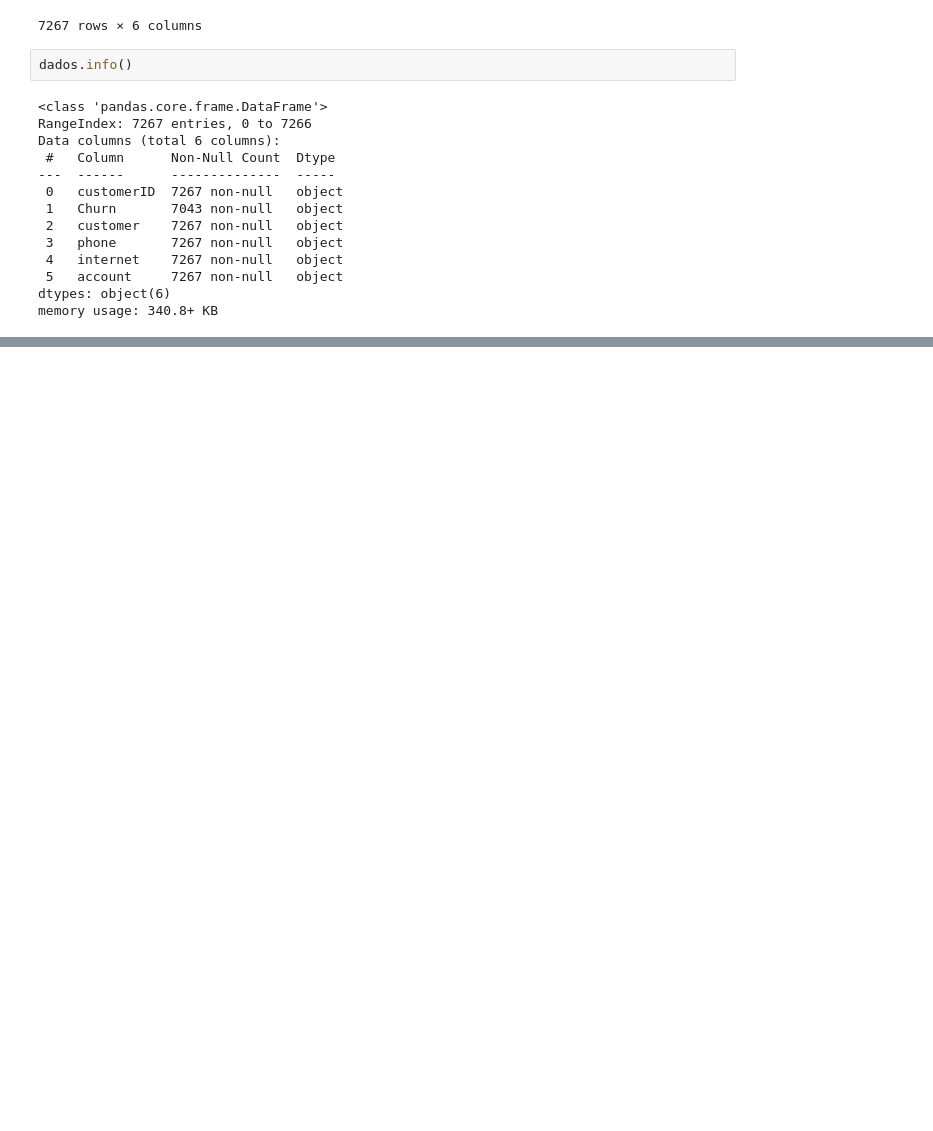
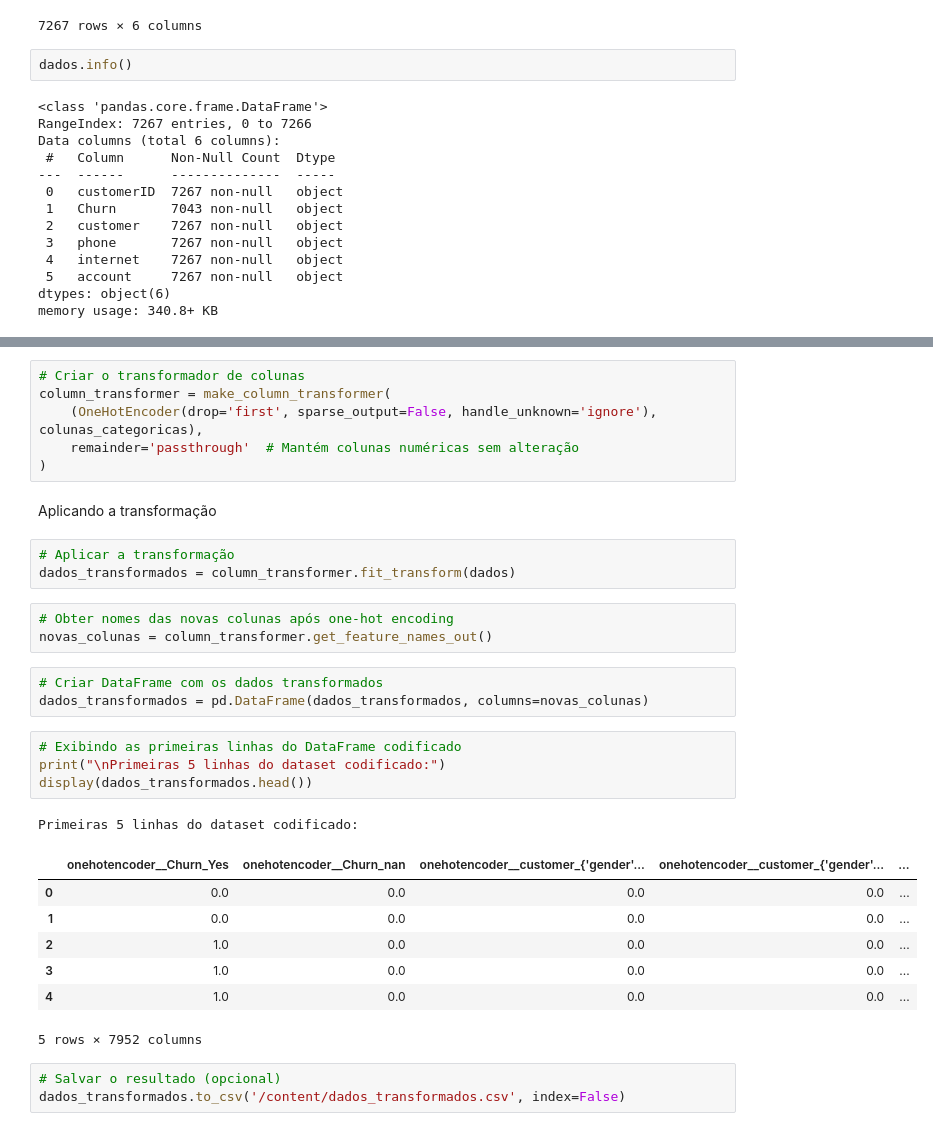
Before and after one commit to SergioCarmo-ro/TelecomX_BR_Parte_II, a Jupyter notebook: TelecomX_BR_Parte_II.ipynb, the cells around one changed output, grey strips where cells are left out. Drawn from its saved outputs; the diff is of its cells as text; blank space fills up the shorter version.

```diff
--- a/TelecomX_BR_Parte_II.ipynb
+++ b/TelecomX_BR_Parte_II.ipynb
@@ -136,0 +73,33 @@ x_train, x_test, y_train, y_test = train_test_split(x_encoded, y_encoded, test_s
+# %%
+# Criar o transformador de colunas
+column_transformer = make_column_transformer(
+    (OneHotEncoder(drop='first', sparse_output=False, handle_unknown='ignore'), colunas_categoricas),
+    remainder='passthrough'  # Mantém colunas numéricas sem alteração
+)
+# %% [markdown]
+Aplicando a transformação
+# %%
+# Aplicar a transformação
+dados_transformados = column_transformer.fit_transform(dados)
+# %%
+# Obter nomes das novas colunas após one-hot encoding
+novas_colunas = column_transformer.get_feature_names_out()
+# %%
+# Criar DataFrame com os dados transformados
+dados_transformados = pd.DataFrame(dados_transformados, columns=novas_colunas)
+# %%
+# Exibindo as primeiras linhas do DataFrame codificado
+print("\nPrimeiras 5 linhas do dataset codificado:")
+display(dados_transformados.head())
+# %% [output]
+Primeiras 5 linhas do dataset codificado:
+|  | onehotencoder__Churn_Yes | onehotencoder__Churn_nan | onehotencoder__customer_{'gender'... | onehotencoder__customer_{'gender'... | ... |
+| 0 | 0.0 | 0.0 | 0.0 | 0.0 | ... |
+| 1 | 0.0 | 0.0 | 0.0 | 0.0 | ... |
+| 2 | 1.0 | 0.0 | 0.0 | 0.0 | ... |
+| 3 | 1.0 | 0.0 | 0.0 | 0.0 | ... |
+| 4 | 1.0 | 0.0 | 0.0 | 0.0 | ... |
+5 rows × 7952 columns
+# %%
+# Salvar o resultado (opcional)
+dados_transformados.to_csv('/content/dados_transformados.csv', index=False)
```
Also changed, not shown: parts of 63 cells of this notebook.
